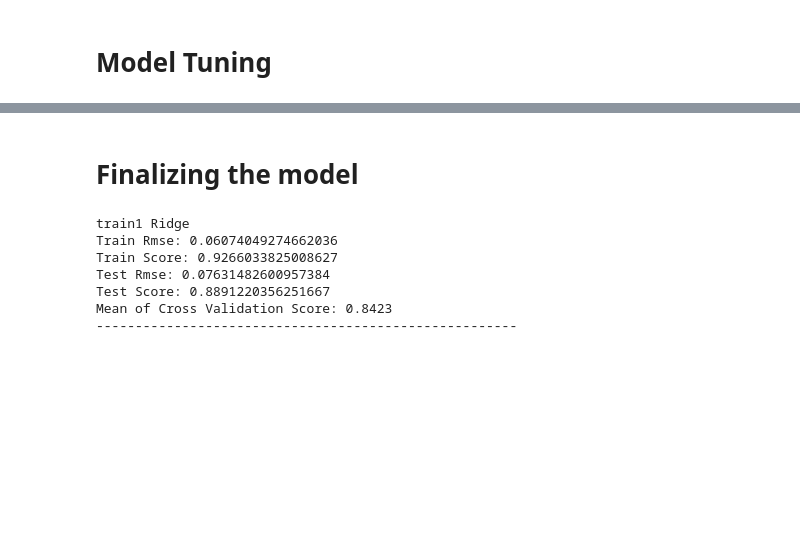
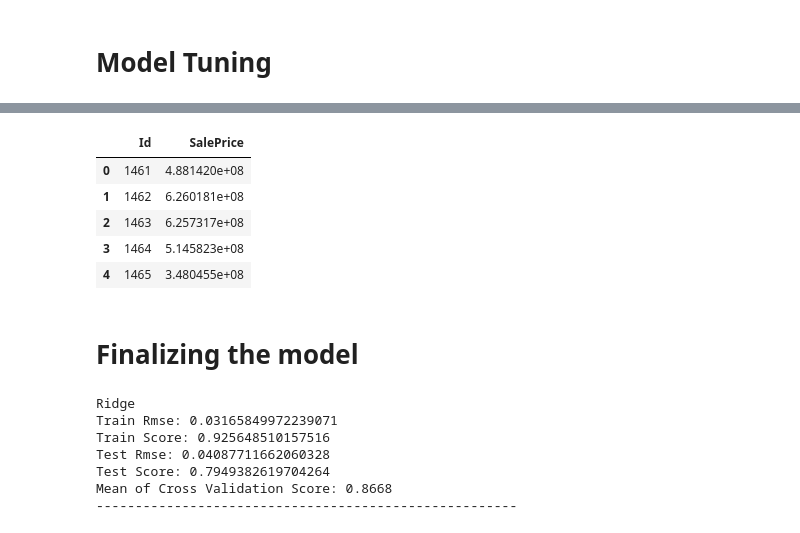
Before and after one commit to DevTeymur/House-Price-Prediction-Model, a Jupyter notebook: model.ipynb, the cells around one changed output, grey strips where cells are left out. Saved outputs shown, nothing was run; the diff lists cells and outputs as text; code cells hidden in the pictures; blank space fills up the shorter version.

```diff
--- a/model.ipynb
+++ b/model.ipynb
@@ -810,0 +637,16 @@ Fitting 10 folds for each of 960 candidates, totalling 9600 fits
+# %%
+res1=[i[0] for i in pr]
+# %%
+submission=pd.DataFrame()
+# %%
+submission['Id']=test.index
+submission['SalePrice']=res1
+# %%
+submission.head()
+# %% [output]
+|  | Id | SalePrice |
+| 0 | 1461 | 4.881420e+08 |
+| 1 | 1462 | 6.260181e+08 |
+| 2 | 1463 | 6.257317e+08 |
+| 3 | 1464 | 5.145823e+08 |
+| 4 | 1465 | 3.480455e+08 |
@@ -811,21 +655,18 @@ Fitting 10 folds for each of 960 candidates, totalling 9600 fits
 # %% [markdown]
 # Finalizing the model
 # %%
-x=train1.copy()
-x.drop('SalePrice',axis=1,inplace=True)
-y=train1['SalePrice']
-X_train,X_test,Y_train,Y_test=train_test_split(x,y,test_size=0.25,random_state=42)
-ridge=Ridge()
-ridge.fit(X_train,Y_train)
-Y_train_pred=ridge.predict(X_train)
-Y_test_pred=ridge.predict(X_test)
-score=cross_val_score(ridge,x,y,cv=10)
-results(Y_train, Y_train_pred, Y_test, Y_test_pred, ridge, train1, score, X_train, X_test)
+X_train, X_test, Y_train, Y_test = train_test_split(X, Y, test_size=0.25, random_state=19)
+rg=Ridge(alpha=1, solver='svd')
+rg.fit(X_train, Y_train)
+Y_train_pred=rg.predict(X_train)
+Y_test_pred=rg.predict(X_test)
+score=cross_val_score(rg,X,Y,cv=10)
+results(Y_train, Y_train_pred, Y_test, Y_test_pred, rg, score, X_train, X_test)
 # %% [output]
-train1 Ridge
-Train Rmse: 0.06074049274662036
-Train Score: 0.9266033825008627
-Test Rmse: 0.07631482600957384
-Test Score: 0.8891220356251667
-Mean of Cross Validation Score: 0.8423
+Ridge
+Train Rmse: 0.03165849972239071
+Train Score: 0.925648510157516
+Test Rmse: 0.04087711662060328
+Test Score: 0.7949382619704264
+Mean of Cross Validation Score: 0.8668
 ------------------------------------------------------
```
Also changed, not shown: parts of 109 cells of this notebook, 5 other files.
